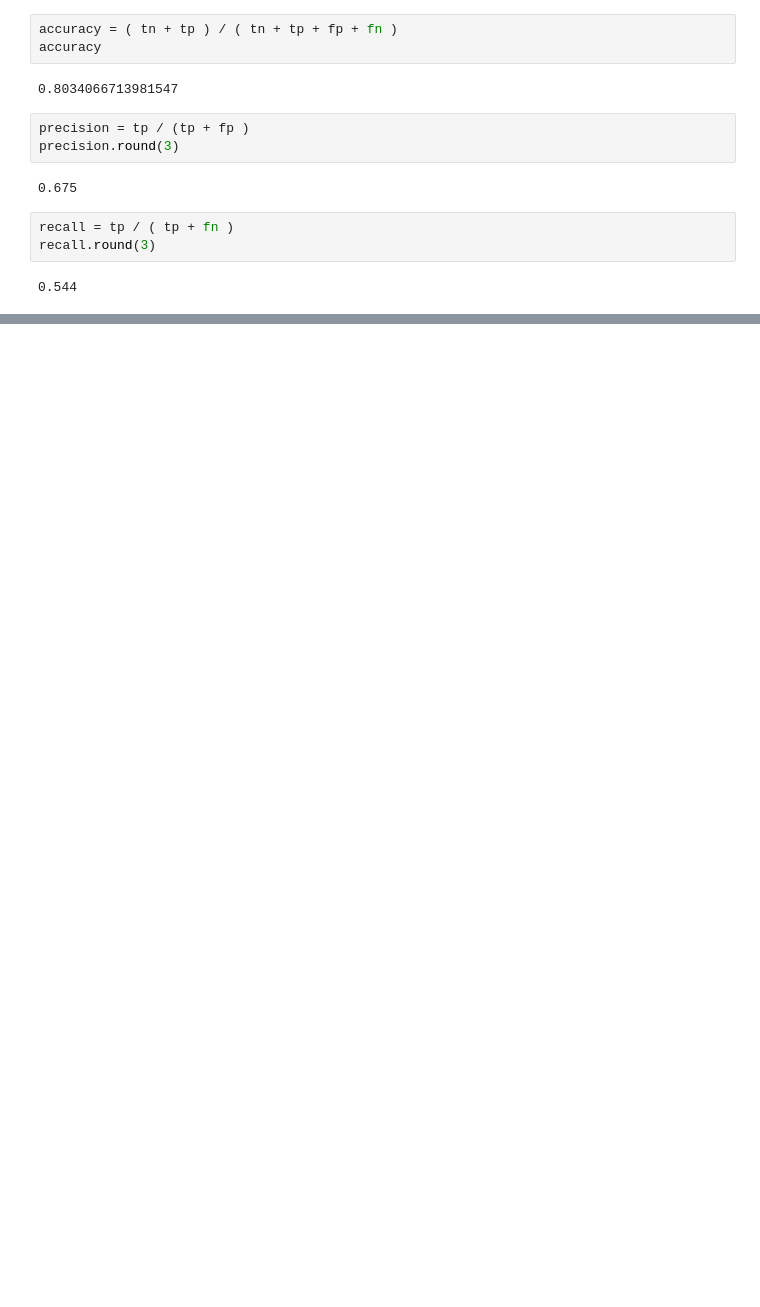
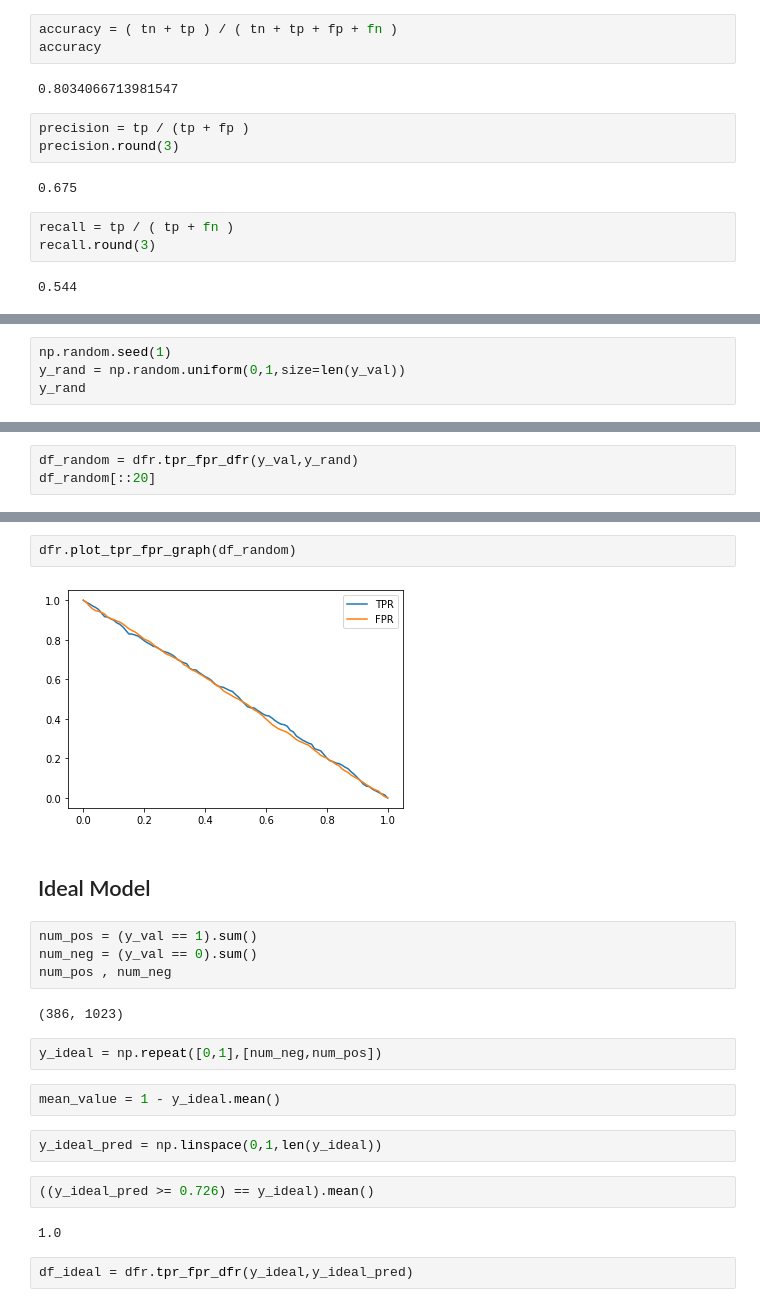
Before and after one commit to Micky373/ml_zoomcamp, a Jupyter notebook: week_4/evaluation_metrics.ipynb, the cells around one changed output, grey strips where cells are left out. Cells and saved outputs as stored; diff of their text form; blank space fills up the shorter version.

```diff
--- a/week_4/evaluation_metrics.ipynb
+++ b/week_4/evaluation_metrics.ipynb
@@ -181,0 +204,4 @@ recall.round(3)
+# %%
+np.random.seed(1)
+y_rand = np.random.uniform(0,1,size=len(y_val))
+y_rand
@@ -181,0 +215,3 @@ recall.round(3)
+# %%
+df_random = dfr.tpr_fpr_dfr(y_val,y_rand)
+df_random[::20]
@@ -181,0 +226,24 @@ recall.round(3)
+# %%
+dfr.plot_tpr_fpr_graph(df_random)
+# %% [output]
+[figure, added]
+# %% [markdown]
+## Ideal Model
+# %%
+num_pos = (y_val == 1).sum()
+num_neg = (y_val == 0).sum()
+num_pos , num_neg
+# %% [output]
+(386, 1023)
+# %%
+y_ideal = np.repeat([0,1],[num_neg,num_pos])
+# %%
+mean_value = 1 - y_ideal.mean()
+# %%
+y_ideal_pred = np.linspace(0,1,len(y_ideal))
+# %%
+((y_ideal_pred >= 0.726) == y_ideal).mean()
+# %% [output]
+1.0
+# %%
+df_ideal = dfr.tpr_fpr_dfr(y_ideal,y_ideal_pred)
```
Also changed, not shown: parts of 28 cells of this notebook, 1 other file.
